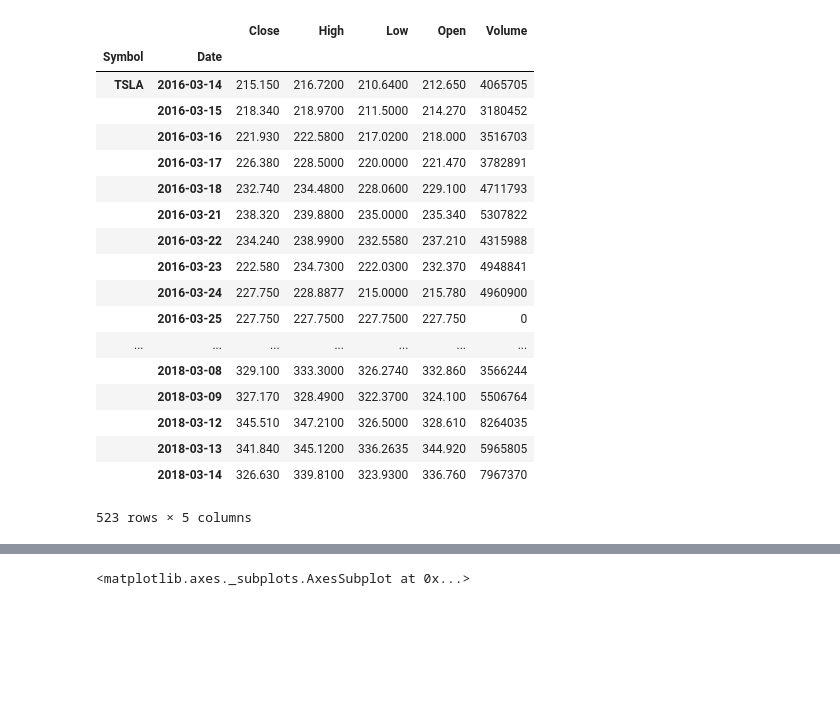
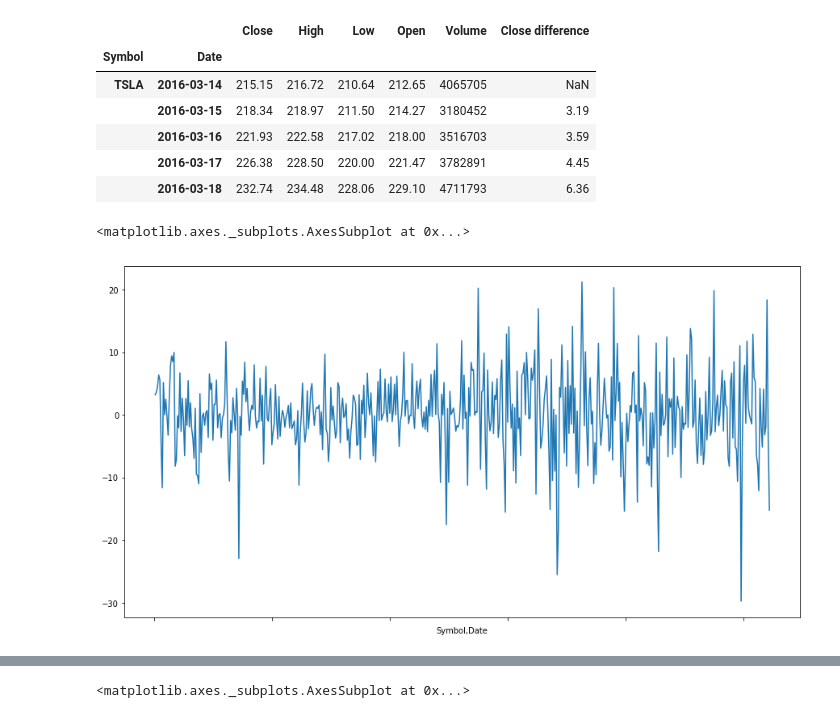
Before and after one commit to IlkoMihov/sentimental-analysis, a Jupyter notebook: stock-data.ipynb, the cells around one changed output, grey strips where cells are left out. Cells and saved outputs as stored; diff of their text form; code cells hidden in the pictures; blank space fills up the shorter version.

```diff
--- a/stock-data.ipynb
+++ b/stock-data.ipynb
@@ -5,7 +5,6 @@ import pytz
 
 %matplotlib inline
 
-import matplotDatelib
 import numpy as np
 import matplotlib.pyplot as plt
 
@@ -17,28 +16,22 @@ end = datetime.datetime(2018, 3, 14)
 def download_stocks(company, start, end):
     data = pd.DataFrame()
     data = web.DataReader(company, 'morningstar', start, end)
+    data['Close difference'] = data['Close'].diff()
     return data
 # %%
 tsla = download_stocks('TSLA', start, end)
-tsla
+tsla.head()
 # %% [output]
-|  |  | Close | High | Low | Open | Volume |
-| Symbol | Date |  |  |  |  |  |
-| TSLA | 2016-03-14 | 215.150 | 216.7200 | 210.6400 | 212.650 | 4065705 |
-|  | 2016-03-15 | 218.340 | 218.9700 | 211.5000 | 214.270 | 3180452 |
-|  | 2016-03-16 | 221.930 | 222.5800 | 217.0200 | 218.000 | 3516703 |
-|  | 2016-03-17 | 226.380 | 228.5000 | 220.0000 | 221.470 | 3782891 |
-|  | 2016-03-18 | 232.740 | 234.4800 | 228.0600 | 229.100 | 4711793 |
-|  | 2016-03-21 | 238.320 | 239.8800 | 235.0000 | 235.340 | 5307822 |
-|  | 2016-03-22 | 234.240 | 238.9900 | 232.5580 | 237.210 | 4315988 |
-|  | 2016-03-23 | 222.580 | 234.7300 | 222.0300 | 232.370 | 4948841 |
-|  | 2016-03-24 | 227.750 | 228.8877 | 215.0000 | 215.780 | 4960900 |
-|  | 2016-03-25 | 227.750 | 227.7500 | 227.7500 | 227.750 | 0 |
-| ... | ... | ... | ... | ... | ... | ... |
-|  | 2018-03-08 | 329.100 | 333.3000 | 326.2740 | 332.860 | 3566244 |
-|  | 2018-03-09 | 327.170 | 328.4900 | 322.3700 | 324.100 | 5506764 |
-|  | 2018-03-12 | 345.510 | 347.2100 | 326.5000 | 328.610 | 8264035 |
-|  | 2018-03-13 | 341.840 | 345.1200 | 336.2635 | 344.920 | 5965805 |
-|  | 2018-03-14 | 326.630 | 339.8100 | 323.9300 | 336.760 | 7967370 |
+|  |  | Close | High | Low | Open | Volume | Close difference |
+| Symbol | Date |  |  |  |  |  |  |
+| TSLA | 2016-03-14 | 215.15 | 216.72 | 210.64 | 212.65 | 4065705 | NaN |
+|  | 2016-03-15 | 218.34 | 218.97 | 211.50 | 214.27 | 3180452 | 3.19 |
+|  | 2016-03-16 | 221.93 | 222.58 | 217.02 | 218.00 | 3516703 | 3.59 |
+|  | 2016-03-17 | 226.38 | 228.50 | 220.00 | 221.47 | 3782891 | 4.45 |
+|  | 2016-03-18 | 232.74 | 234.48 | 228.06 | 229.10 | 4711793 | 6.36 |
-523 rows × 5 columns
+# %%
+tsla['Close difference'].plot(x='Date', figsize=(15,8))
+# %% [output]
+<matplotlib.axes._subplots.AxesSubplot at 0x...>
+[figure, added]
 # %%
```
Also changed, not shown: parts of 9 cells of this notebook.
